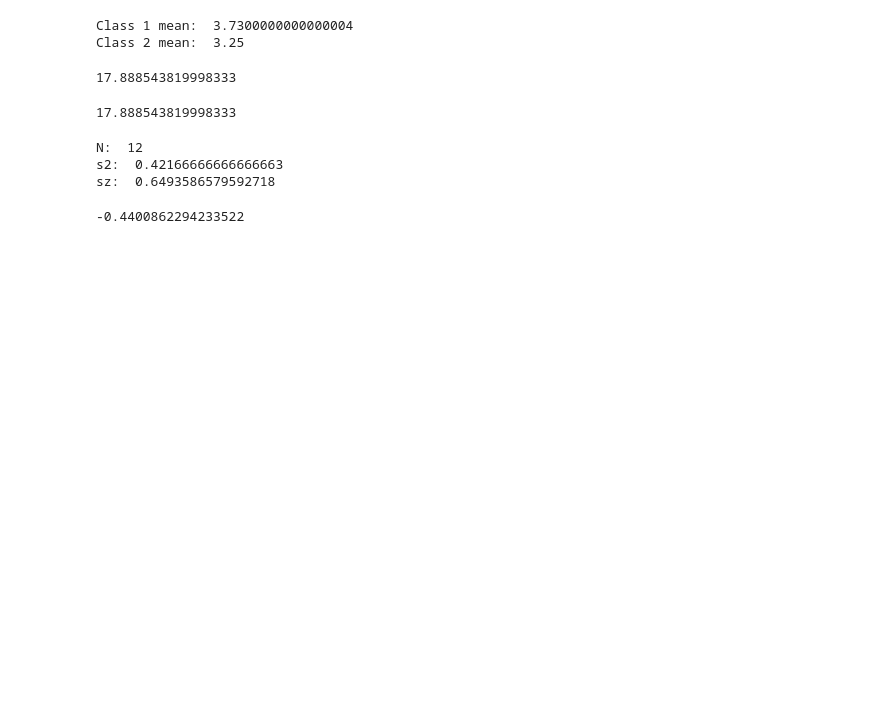
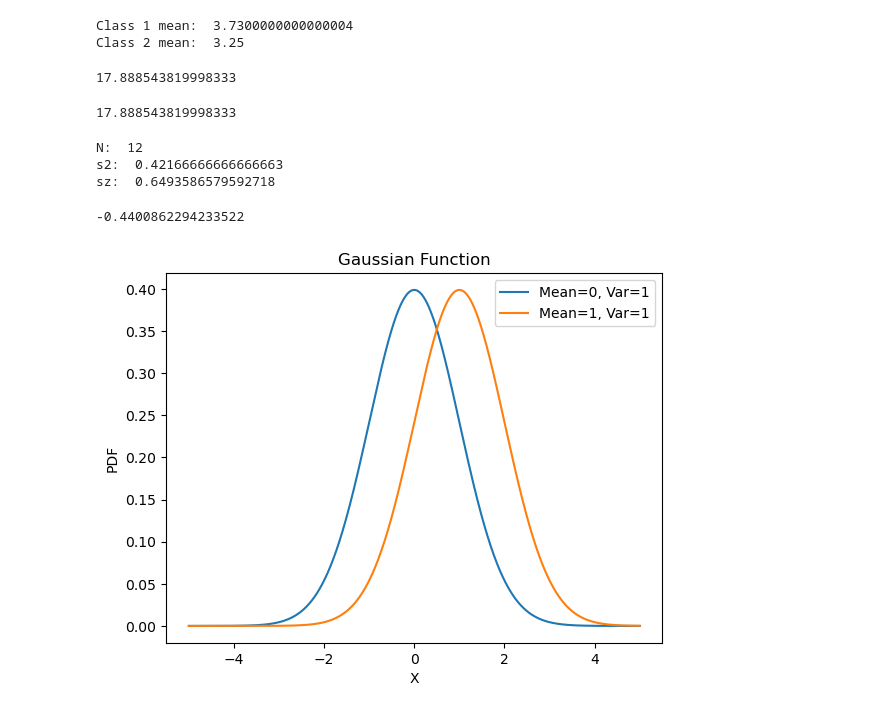
Before and after one commit to pkhamchuai/PatRecG, a Jupyter notebook: Midterm2.ipynb, the cells around one changed output. Drawn from its saved outputs; the diff is of its cells as text; code cells hidden in the pictures; blank space fills up the shorter version.

```diff
--- a/Midterm2.ipynb
+++ b/Midterm2.ipynb
@@ -37,3 +37,21 @@ N:  12
 s2:  0.42166666666666663
 sz:  0.6493586579592718
 -0.4400862294233522
+# %%
+import numpy as np
+import matplotlib.pyplot as plt
+from scipy.stats import norm
+
+x = np.linspace(-5, 5, 1000)
+y1 = norm.pdf(x, 0, 1)
+y2 = norm.pdf(x, 1, 1)
+
+plt.plot(x, y1, label='Mean=0, Var=1')
+plt.plot(x, y2, label='Mean=1, Var=1')
+plt.title('Gaussian Function')
+plt.xlabel('X')
+plt.ylabel('PDF')
+plt.legend()
+plt.show()
+# %% [output]
+[figure, added]
```
Also changed, not shown: 1 other file.
